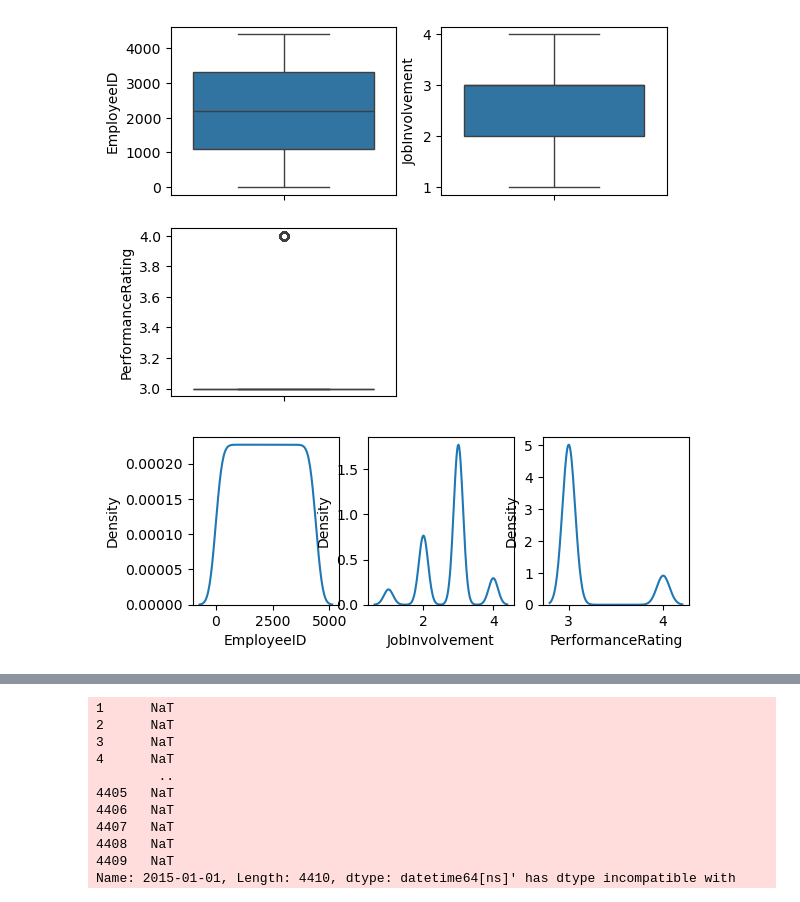
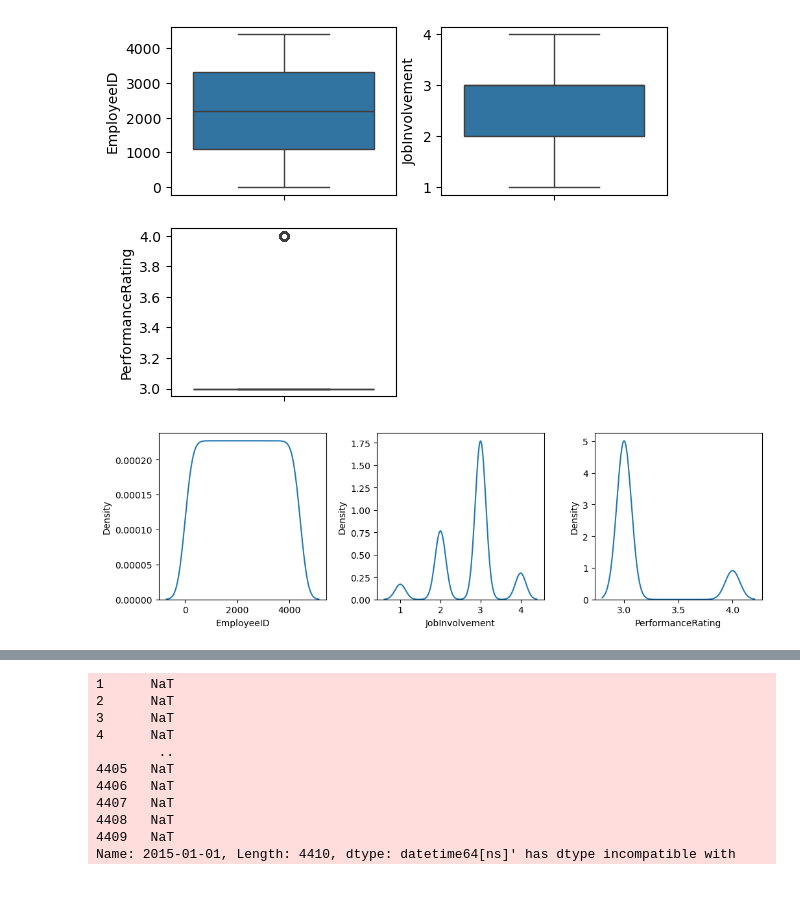
Before and after one commit to raqiwardhana/FINPRO, a Jupyter notebook: Stages/Stage1.ipynb, the cells around one changed output, grey strips where cells are left out. Cells and saved outputs as stored; diff of their text form; code cells hidden in the pictures.

Commit message:
clean up visualization

```diff
--- a/Stages/Stage1.ipynb
+++ b/Stages/Stage1.ipynb
@@ -280,8 +362,13 @@ for i in range(0, len(features)):
 # %% [output]
 [figure]
 # %%
+plt.figure(figsize=(12, 8))
+
 for i in range(0, len(features)):
     plt.subplot(2, 3, i+1)
     sns.kdeplot(df_manager[features[i]])
+
+plt.subplots_adjust(hspace=0.4, wspace=0.3)
+plt.show()
 # %% [output]
-[figure, old version]
+[figure, new version]
```
Also changed, not shown: parts of 79 cells of this notebook.
